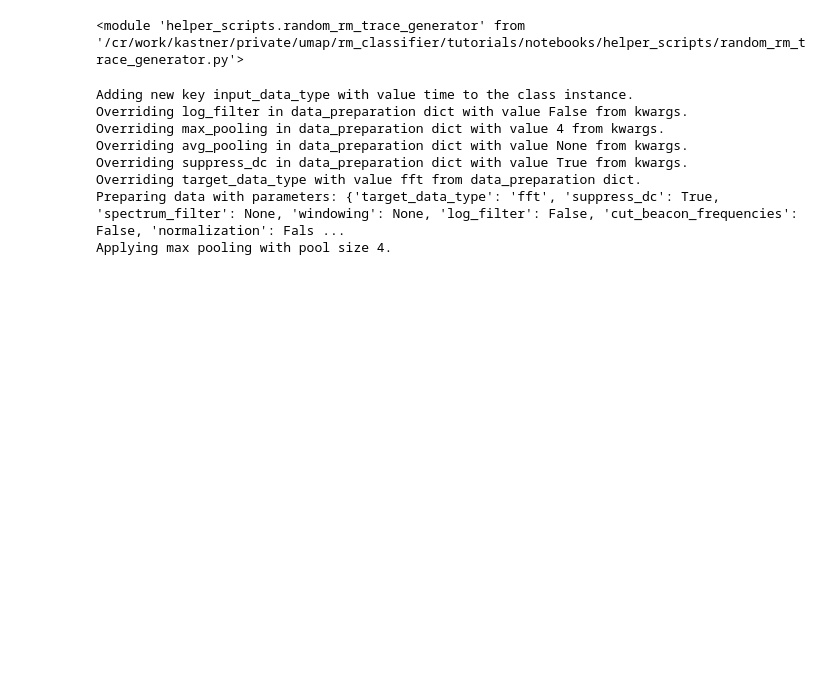
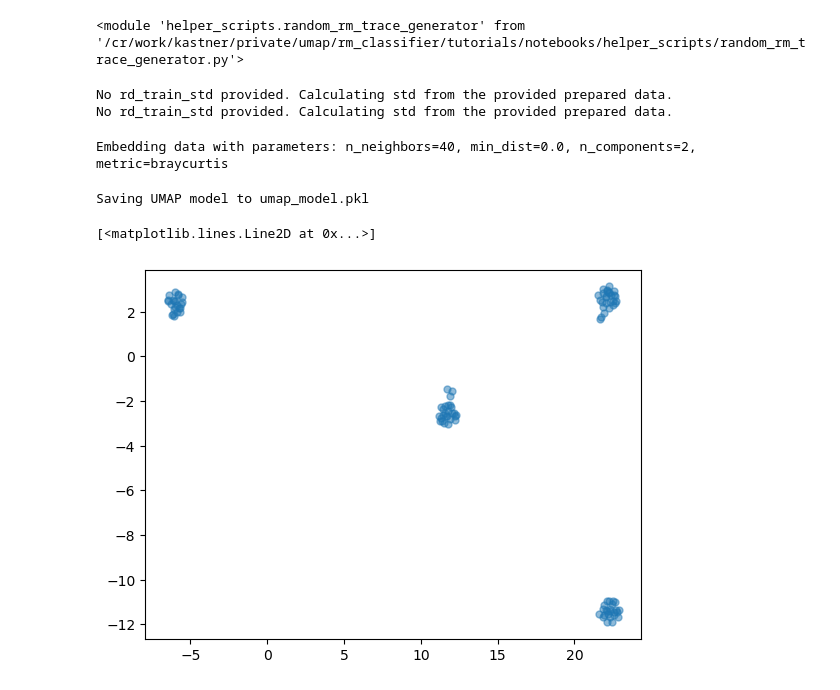
Before and after one commit to uhgtb/rm_classifier, a Jupyter notebook: tutorials/notebooks/umap_classifier.ipynb, the cells around one changed output. Drawn from its saved outputs; the diff is of its cells as text; code cells hidden in the pictures; blank space fills up the shorter version.

Commit message:
embed_data

```diff
--- a/tutorials/notebooks/umap_classifier.ipynb
+++ b/tutorials/notebooks/umap_classifier.ipynb
@@ -25,18 +25,22 @@ importlib.reload(random_rm_trace_generator)
 # %% [output]
 <module 'helper_scripts.random_rm_trace_generator' from '/cr/work/kastner/private/umap/rm_classifier/tutorials/notebooks/helper_scripts/random_rm_trace_generator.py'>
 # %%
-u = umap_classifier.UMAPClassifier(yaml_path="../yaml_files/umap_classifier_test.yaml", data_preparation={'target_data_type': "time"})
+u_clas = umap_classifier.UMAPClassifier(yaml_path="../yaml_files/umap_classifier_test.yaml", data_preparation={'target_data_type': "time"})
 # %%
-d=u.prepare_data(time_traces, input_data_type="time",  data_preparation={'target_data_type': "fft"},
-                 log_filter=False, max_pooling=4,avg_pooling=None,verbose=True,
-                 normalization=
+prepared_data=u_clas.prepare_data(time_traces, input_data_type="time",  data_preparation={'target_data_type': "fft_time"},
+                 log_filter=False,avg_pooling=None,verbose=False,
+                 normalization=True,
                  suppress_dc=True)
 # %% [output]
-Adding new key input_data_type with value time to the class instance.
-Overriding log_filter in data_preparation dict with value False from kwargs.
-Overriding max_pooling in data_preparation dict with value 4 from kwargs.
-Overriding avg_pooling in data_preparation dict with value None from kwargs.
-Overriding suppress_dc in data_preparation dict with value True from kwargs.
-Overriding target_data_type with value fft from data_preparation dict.
-Preparing data with parameters: {'target_data_type': 'fft', 'suppress_dc': True, 'spectrum_filter': None, 'windowing': None, 'log_filter': False, 'cut_beacon_frequencies': False, 'normalization': Fals ...
-Applying max pooling with pool size 4.
+No rd_train_std provided. Calculating std from the provided prepared data.
+No rd_train_std provided. Calculating std from the provided prepared data.
+# %%
+embeddings=u_clas.embed(prepared_data, save_model="umap_model.pkl")
+# %% [output]
+Embedding data with parameters: n_neighbors=40, min_dist=0.0, n_components=2, metric=braycurtis
+Saving UMAP model to umap_model.pkl
+# %%
+plt.plot(embeddings[:, 0], embeddings[:, 1], 'o', markersize=5, alpha=0.5)
+# %% [output]
+[<matplotlib.lines.Line2D at 0x...>]
+[figure, added]
```
Also changed, not shown: parts of 1 cell of this notebook, 2 other files.
